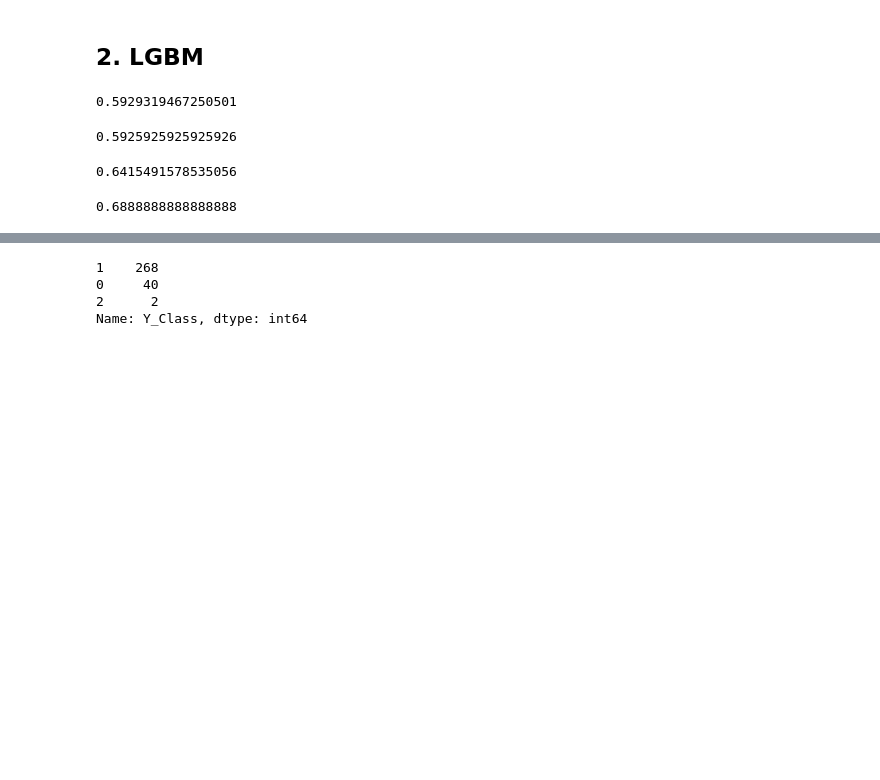
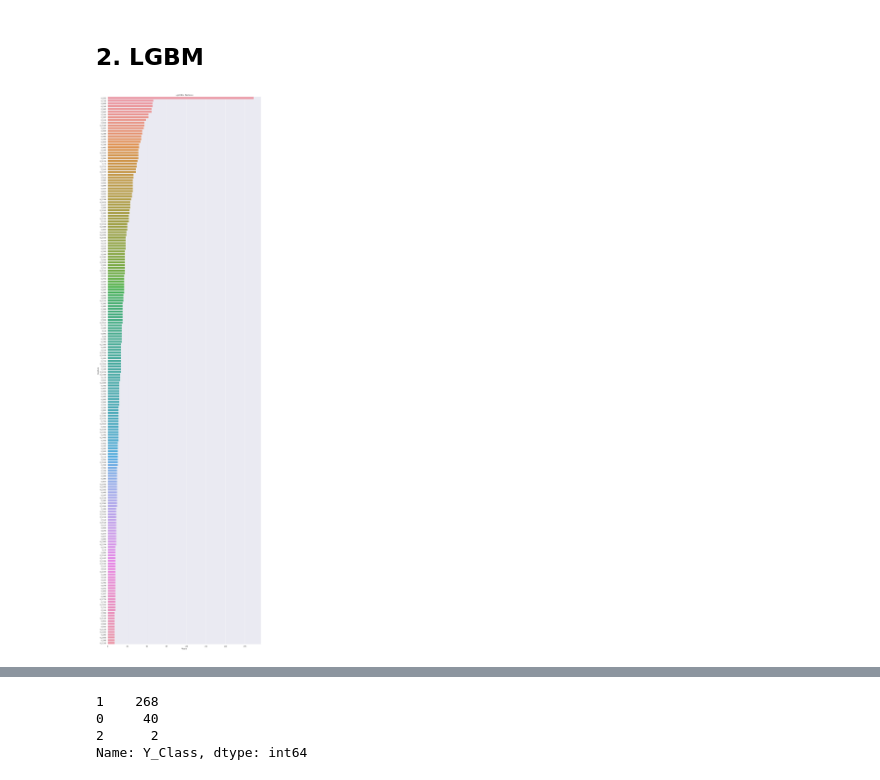
Before and after one commit to ohilikeit/LG_Aimers_2023, a Jupyter notebook: regressor.ipynb, the cells around one changed output, grey strips where cells are left out. Cells and saved outputs as stored; diff of their text form; code cells hidden in the pictures; blank space fills up the shorter version.

```diff
--- a/regressor.ipynb
+++ b/regressor.ipynb
@@ -108,3 +91,19 @@ train[train['PRODUCT_CODE'] == 'A_31']
+# %%
+! pip install mljar-supervised
+! pip install -q -U git+https://github.com/mljar/mljar-supervised.git@dev
+
+from supervised.automl import AutoML
+def my_custom_metric(y_true, y_pred, sample_weight=None):
+    f1_scores = f1_score(y_true, y_pred, average=None)
+    score = np.mean(f1_scores)
+    return score
+automl = AutoML(mode="Compete", eval_metric=my_custom_metric)
+
+automl.fit(X, y)
+
+pred = automl.predict(test)
+sample_submission['Y_Class'] = pred
+sample_submission.to_csv('./submit.csv', index = False)
 # %% [markdown]
 ## 차원 축소 시각화
 # %%
@@ -406,28 +399,0 @@ print(score)
-# %%
-model = LGBMClassifier(random_state=7).fit(X_train, y_train)
-pred = model.predict(X_val)
-score = f1_score(y_val, pred, average='macro')
-print(score)
-# %% [output]
-0.5929319467250501
-# %%
-model = XGBClassifier(random_state=7).fit(X_train, y_train)
-pred = model.predict(X_val)
-score = f1_score(y_val, pred, average='macro')
-print(score)
-# %% [output]
-0.5925925925925926
-# %%
-model = ExtraTreesClassifier(random_state=7).fit(X_train, y_train)
-pred = model.predict(X_val)
-score = f1_score(y_val, pred, average='macro')
-print(score)
-# %% [output]
-0.6415491578535056
-# %%
-model = GradientBoostingClassifier(random_state=7).fit(X_train, y_train)
-pred = model.predict(X_val)
-score = f1_score(y_val, pred, average='macro')
-print(score)
-# %% [output]
-0.6888888888888888
@@ -433,0 +444,20 @@ print(score)
+# %%
+model = LGBMClassifier(random_state=7).fit(X_train, y_train)
+pred = model.predict(X_val)
+score = f1_score(y_val, pred, average='macro')
+print(score)
+
+# feature importance
+def plotImp(model, X , num = 200, fig_size = (15, 50)):
+    feature_imp = pd.DataFrame({'Value':model.feature_importances_,'Feature':X.columns})
+    plt.figure(figsize=fig_size)
+    sns.set(font_scale = 1)
+    sns.barplot(x="Value", y="Feature", data=feature_imp.sort_values(by="Value",
+                                                        ascending=False)[0:num])
+    plt.title('LightGBM Features')
+    plt.tight_layout()
+    plt.show()
+
+plotImp(model, X)
+# %% [output]
+[figure, added]
```
Also changed, not shown: parts of 13 cells of this notebook.
